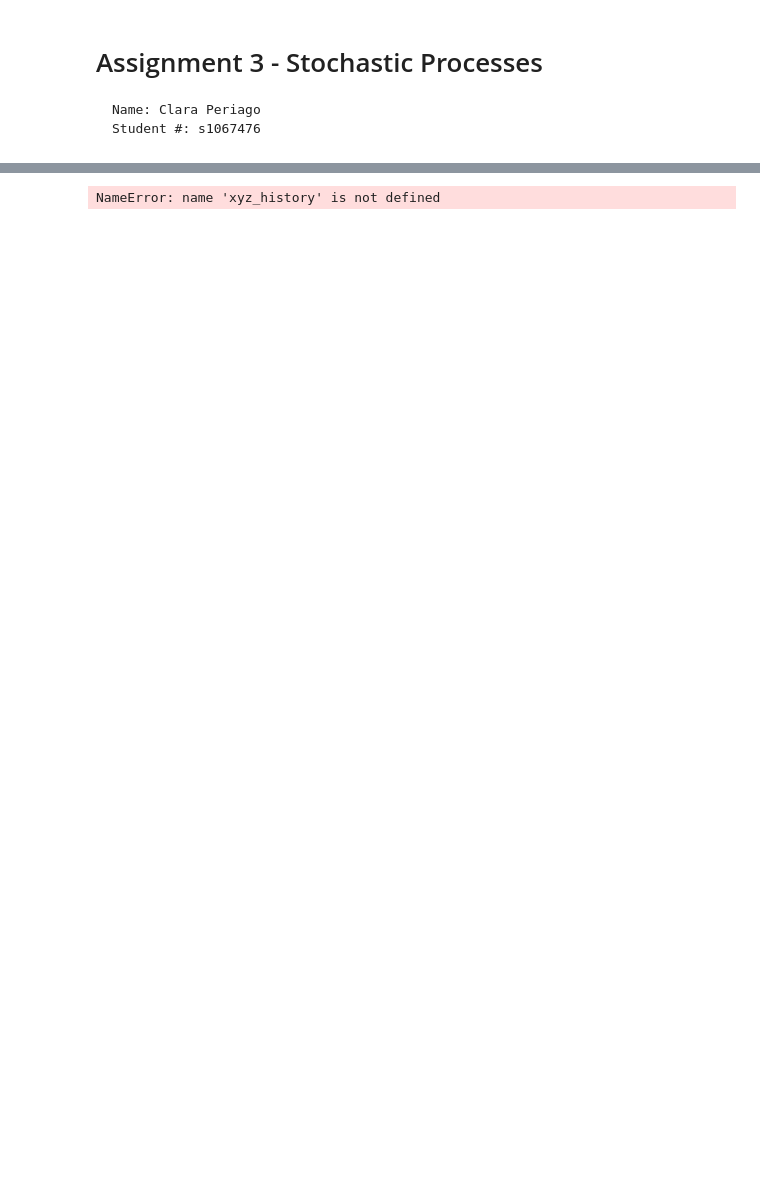
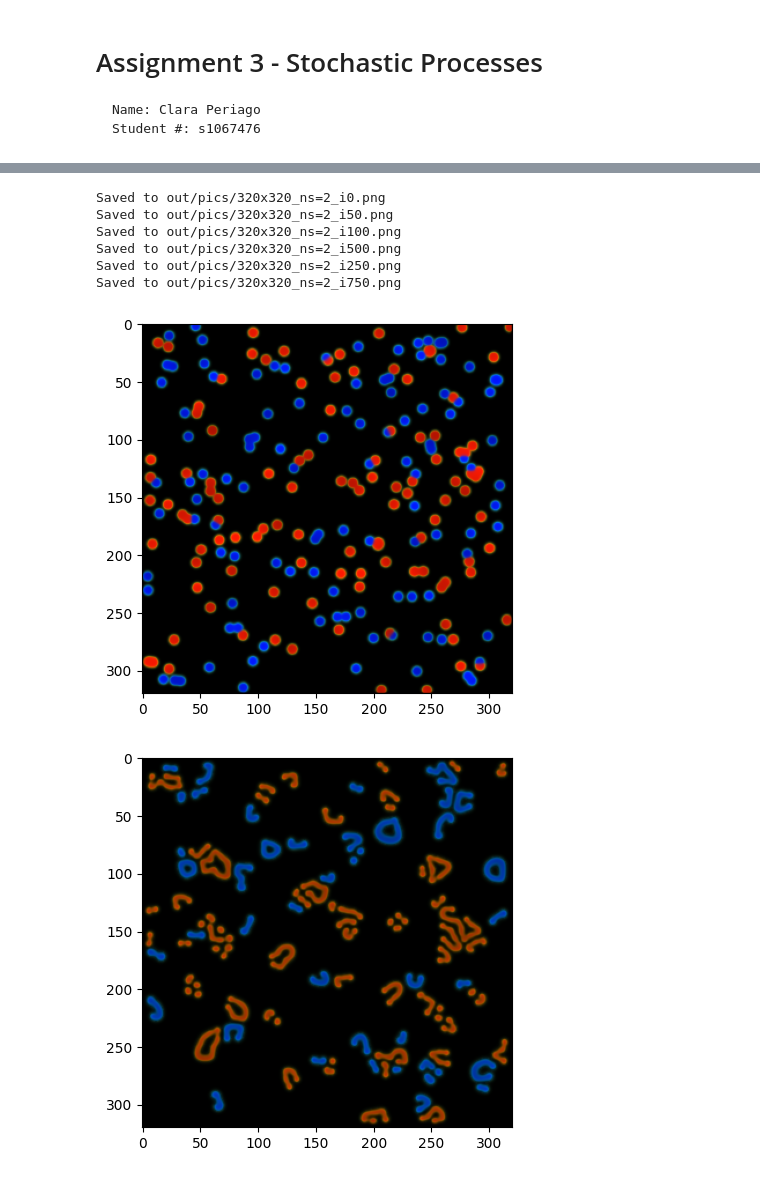
Before and after one commit to szethh/complex-adaptive-systems, a Jupyter notebook: project/project.ipynb, the cells around one changed output, grey strips where cells are left out. Saved outputs shown, nothing was run; the diff lists cells and outputs as text; code cells hidden in the pictures; blank space fills up the shorter version.

```diff
--- a/project/project.ipynb
+++ b/project/project.ipynb
@@ -320,12 +378,0 @@ RFBOutputContext()
-# %%
-frames = xyz_history[:, 1] / (xyz_history[:, 0] + xyz_history[:, 1])
-
-iw = fpl.ImageWidget(
-    data=frames,
-    cmap="Spectral",
-    figure_kwargs={"size": (700, 560)},
-    graphic_kwargs={"vmin": 0.0, "vmax": 1.1},
-)
-iw.show()
-# %% [output]
-NameError: name 'xyz_history' is not defined
@@ -331,0 +494,2 @@ NameError: name 'xyz_history' is not defined
+# %%
+r1 = Result()
@@ -331,0 +498,15 @@ NameError: name 'xyz_history' is not defined
+# %%
+rgbs = r1.print_at(save_dir=Path('./out/pics'))
+
+for r in rgbs:
+    plt.imshow(r)
+    plt.show()
+# %% [output]
+Saved to out/pics/320x320_ns=2_i0.png
+Saved to out/pics/320x320_ns=2_i50.png
+Saved to out/pics/320x320_ns=2_i100.png
+Saved to out/pics/320x320_ns=2_i500.png
+Saved to out/pics/320x320_ns=2_i250.png
+Saved to out/pics/320x320_ns=2_i750.png
+[figure, added]
+[figure, added]
```
Also changed, not shown: parts of 11 cells of this notebook.
